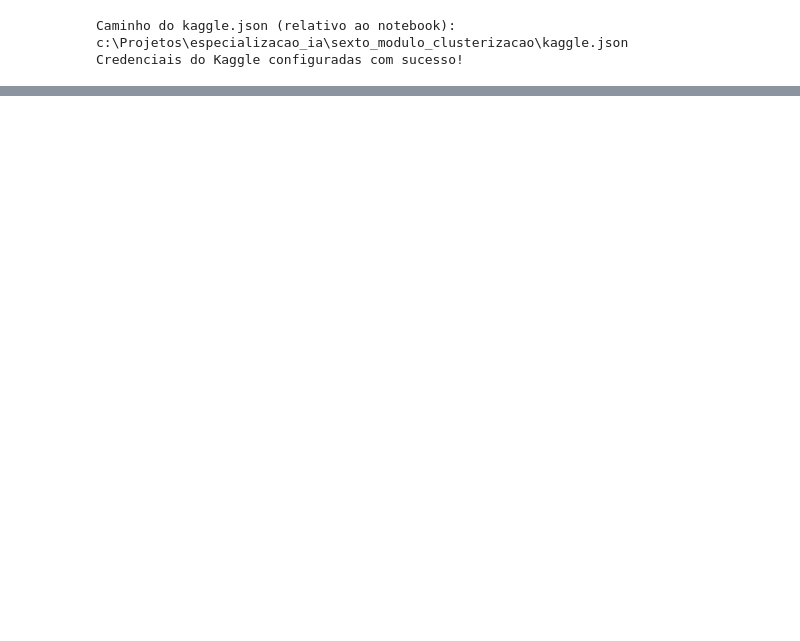
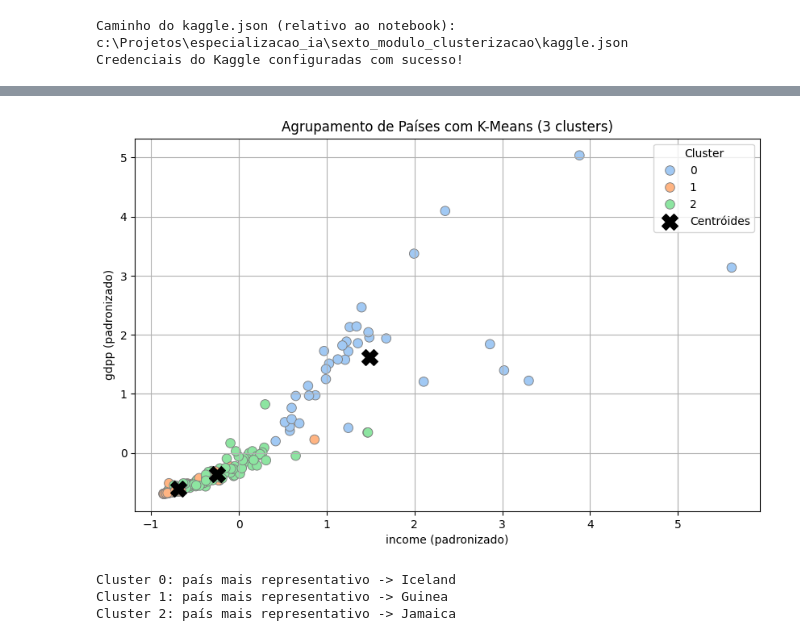
Before and after one commit to BrunoBersan/unsupervised_learning_country_data, a Jupyter notebook: analise.ipynb, the cells around one changed output, grey strips where cells are left out. Saved outputs shown, nothing was run; the diff lists cells and outputs as text; code cells hidden in the pictures; blank space fills up the shorter version.

```diff
--- a/analise.ipynb
+++ b/analise.ipynb
@@ -96,0 +333,12 @@ Download e descompactação concluídos!
+# %%
+X = df_scaled.copy()
+
+# Modelo com 3 clusters
+kmeans = KMeans(n_clusters=3, random_state=42, n_init=10)
+kmeans.fit(X)
+
+df['Cluster_KMeans'] = kmeans.labels_
+print(df['Cluster_KMeans'].value_counts())
+
+perfil = df.groupby('Cluster_KMeans').mean(numeric_only=True).round(2)
+print(perfil)
@@ -96,0 +362,46 @@ Download e descompactação concluídos!
+# %%
+# Escolhe duas variáveis relevantes (sociais e econômicas)
+x_var = 'income'
+y_var = 'gdpp'
+
+# Dados originais (padronizados)
+X_plot = df_scaled[[x_var, y_var]]
+
+# Labels do K-Means
+labels = kmeans.labels_
+
+# Centróides nas mesmas duas dimensões
+centers = kmeans.cluster_centers_
+
+# Plot
+plt.figure(figsize=(10,6))
+sns.scatterplot(x=X_plot[x_var], y=X_plot[y_var],
+                hue=labels, palette='pastel', s=70, edgecolor='gray')
+
+# Marca os centróides com X grandes
+plt.scatter(centers[:, df_scaled.columns.get_loc(x_var)],
+            centers[:, df_scaled.columns.get_loc(y_var)],
+            marker='X', s=200, c='black', label='Centróides')
+
+# Personalização
+plt.title("Agrupamento de Países com K-Means (3 clusters)")
+plt.xlabel(f"{x_var} (padronizado)")
+plt.ylabel(f"{y_var} (padronizado)")
+plt.legend(title="Cluster", loc='best')
+plt.grid(True)
+plt.show()
+# %% [output]
+[figure, added]
+# %%
+# Distâncias dos países aos centróides
+distances = cdist(X, kmeans.cluster_centers_)
+
+# País mais próximo do centróide de cada cluster
+for i in range(3):
+    idx = np.argmin(distances[:, i])
+    country = df.iloc[idx]['country']
+    print(f"Cluster {i}: país mais representativo -> {country}")
+# %% [output]
+Cluster 0: país mais representativo -> Iceland
+Cluster 1: país mais representativo -> Guinea
+Cluster 2: país mais representativo -> Jamaica
```
Also changed, not shown: parts of 32 cells of this notebook, 2 other files.
